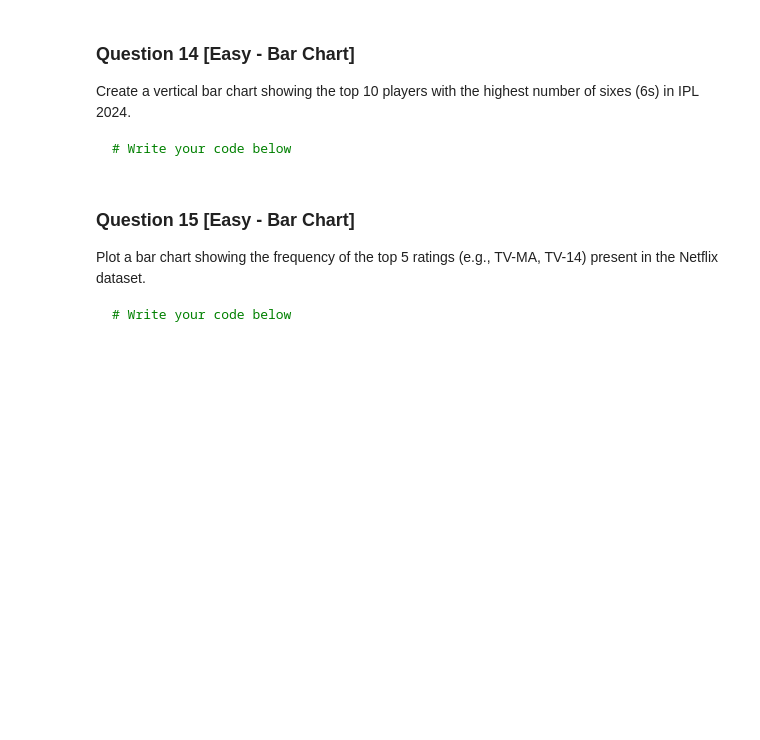
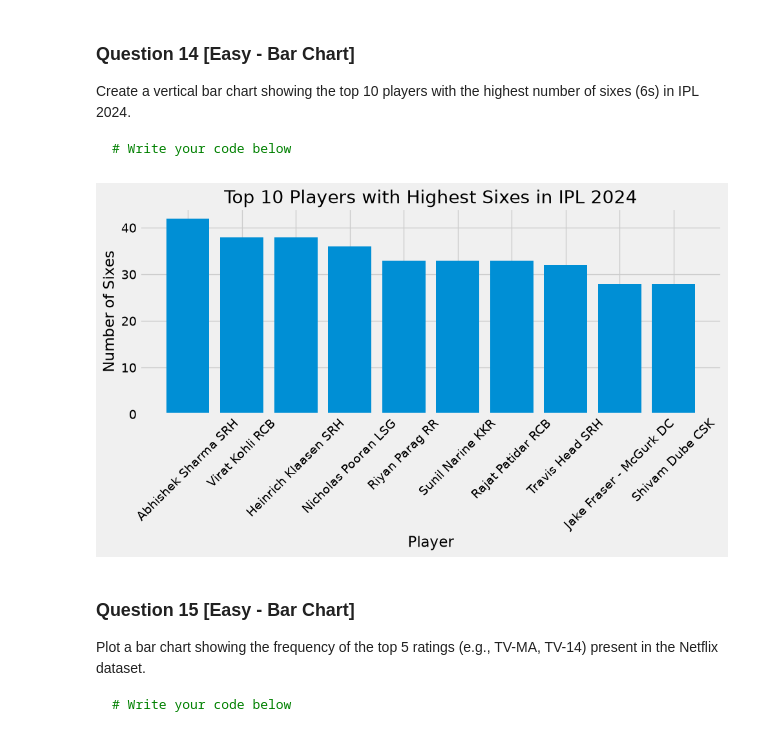
Before and after one commit to Harshit-kumar38/100-Matplotlib-Problems, a Jupyter notebook: Matplotlib_100_solutions.ipynb, the cells around one changed output. Cells and saved outputs as stored; diff of their text form; code cells hidden in the pictures; blank space fills up the shorter version.

````diff
--- a/Matplotlib_100_solutions.ipynb
+++ b/Matplotlib_100_solutions.ipynb
@@ -242,6 +269,24 @@ Create a vertical bar chart showing the top 10 players with the highest number o
 ```python
 # Write your code below
 ```
+# %%
+top_10 = (
+    ipl.sort_values('6s', ascending=False)
+       .head(10)
+)
+
+plt.figure(figsize=(10, 6))
+plt.bar(top_10['Player'], top_10['6s'])
+
+plt.title('Top 10 Players with Highest Sixes in IPL 2024')
+plt.xlabel('Player')
+plt.ylabel('Number of Sixes')
+plt.xticks(rotation=45)
+plt.tight_layout()
+
+plt.show()
+# %% [output]
+[figure, added]
 # %% [markdown]
 ### Question 15 [Easy - Bar Chart]
 Plot a bar chart showing the frequency of the top 5 ratings (e.g., TV-MA, TV-14) present in the Netflix dataset.
````
Also changed, not shown: parts of 4 cells of this notebook, 1 other file.
